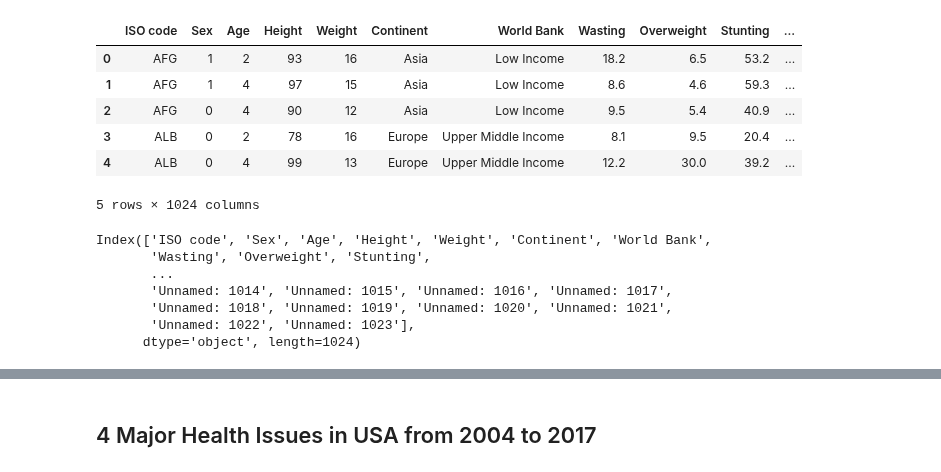
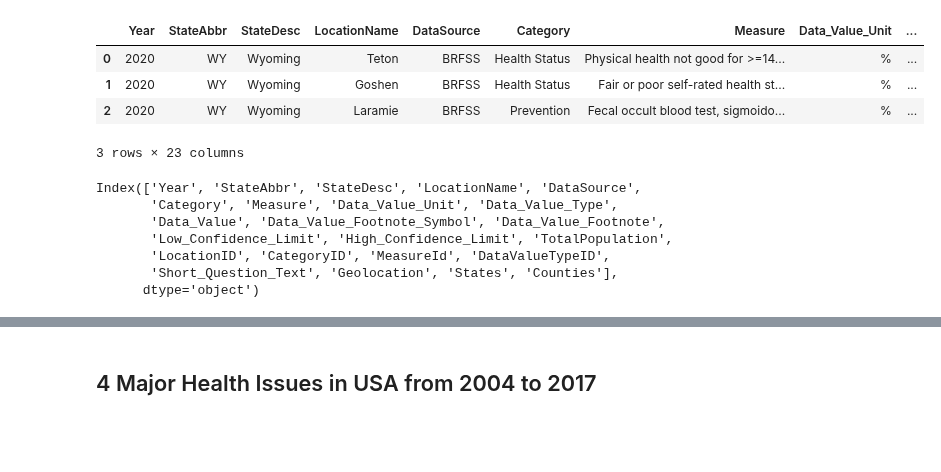
Before and after one commit to HardoModo/Dev10-Capstone, a Jupyter notebook: Jin/Health issues.ipynb, the cells around one changed output, grey strips where cells are left out. Cells and saved outputs as stored; diff of their text form; code cells hidden in the pictures; blank space fills up the shorter version.

```diff
--- a/Jin/Health issues.ipynb
+++ b/Jin/Health issues.ipynb
@@ -9,24 +11,22 @@ import matplotlib.pyplot as plt
 import plotly as pl
 import seaborn as sns
 # %%
-df = pd.read_csv('data/Child malnutrition.csv')
+df = pd.read_csv('data/PLACES__Local_Data_for_Better_Health__County_Data_2022_release.csv')
 # %%
-df.head(5)
+df.head(3)
 # %% [output]
-|  | ISO code | Sex | Age | Height | Weight | Continent | World Bank | Wasting | Overweight | Stunting | ... |
-| 0 | AFG | 1 | 2 | 93 | 16 | Asia | Low Income | 18.2 | 6.5 | 53.2 | ... |
-| 1 | AFG | 1 | 4 | 97 | 15 | Asia | Low Income | 8.6 | 4.6 | 59.3 | ... |
-| 2 | AFG | 0 | 4 | 90 | 12 | Asia | Low Income | 9.5 | 5.4 | 40.9 | ... |
-| 3 | ALB | 0 | 2 | 78 | 16 | Europe | Upper Middle Income | 8.1 | 9.5 | 20.4 | ... |
-| 4 | ALB | 0 | 4 | 99 | 13 | Europe | Upper Middle Income | 12.2 | 30.0 | 39.2 | ... |
+|  | Year | StateAbbr | StateDesc | LocationName | DataSource | Category | Measure | Data_Value_Unit | ... |
+| 0 | 2020 | WY | Wyoming | Teton | BRFSS | Health Status | Physical health not good for >=14... | % | ... |
+| 1 | 2020 | WY | Wyoming | Goshen | BRFSS | Health Status | Fair or poor self-rated health st... | % | ... |
+| 2 | 2020 | WY | Wyoming | Laramie | BRFSS | Prevention | Fecal occult blood test, sigmoido... | % | ... |
-5 rows × 1024 columns
+3 rows × 23 columns
 # %%
 df.columns
 # %% [output]
-Index(['ISO code', 'Sex', 'Age', 'Height', 'Weight', 'Continent', 'World Bank',
-       'Wasting', 'Overweight', 'Stunting',
-       ...
-       'Unnamed: 1014', 'Unnamed: 1015', 'Unnamed: 1016', 'Unnamed: 1017',
-       'Unnamed: 1018', 'Unnamed: 1019', 'Unnamed: 1020', 'Unnamed: 1021',
-       'Unnamed: 1022', 'Unnamed: 1023'],
-      dtype='object', length=1024)
+Index(['Year', 'StateAbbr', 'StateDesc', 'LocationName', 'DataSource',
+       'Category', 'Measure', 'Data_Value_Unit', 'Data_Value_Type',
+       'Data_Value', 'Data_Value_Footnote_Symbol', 'Data_Value_Footnote',
+       'Low_Confidence_Limit', 'High_Confidence_Limit', 'TotalPopulation',
+       'LocationID', 'CategoryID', 'MeasureId', 'DataValueTypeID',
+       'Short_Question_Text', 'Geolocation', 'States', 'Counties'],
+      dtype='object')
```
Also changed, not shown: parts of 61 cells of this notebook, 2 other files.
